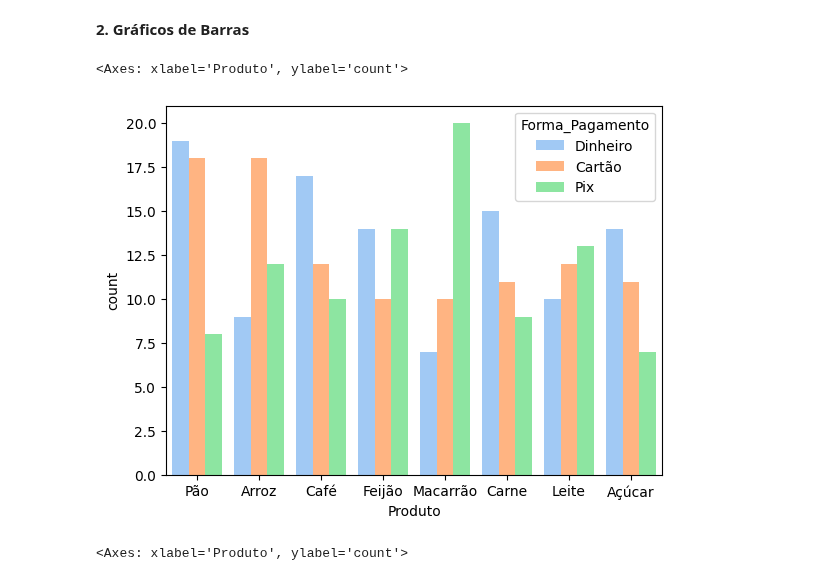
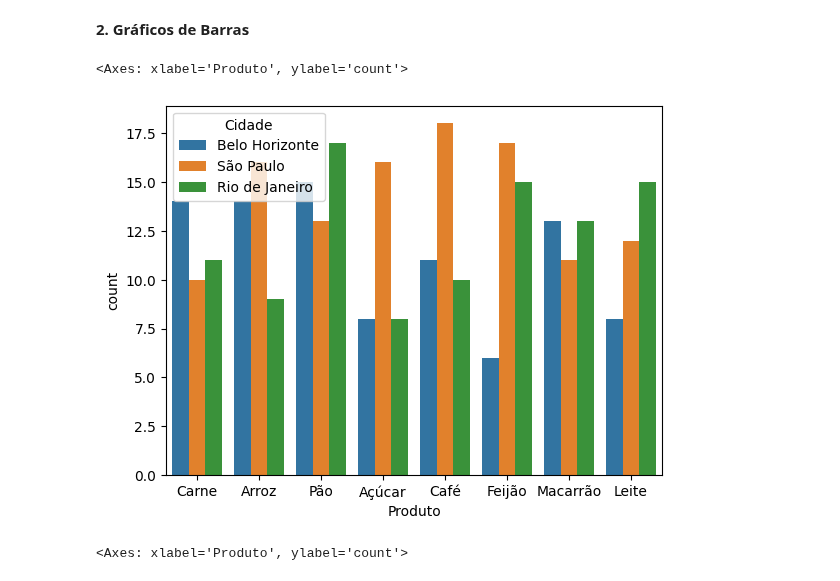
Before and after one commit to EduardaSantosDiniz/Atividade1-Java, a Jupyter notebook: PraticandoPythoni.ipynb, the cells around one changed output. Drawn from its saved outputs; the diff is of its cells as text; code cells hidden in the pictures.

```diff
--- a/PraticandoPythoni.ipynb
+++ b/PraticandoPythoni.ipynb
@@ -220,27 +220,13 @@ sns.scatterplot(x= df['Faturamento'], y= df['Avaliacao'])
 [figure]
 # %% [markdown]
 **2. Gráficos de Barras**
-# %%
-import seaborn as sns
-
-
-sns.countplot(data=df, x="Produto", hue="Forma_Pagamento", order=df["Produto"].value_counts().index, hue_order=df["Forma_Pagamento"].unique(),  # Ordem do hue
-    palette="pastel",                # Paleta de cores
-    saturation=200,                  # Intensidade da cor
-    dodge=True,                      # Separar barras por hue
-    width=0.8,                       # Largura das barras
-    orient="d",                      # Orientação vertical
-    fill=True,                       # Barras preenchidas
-    log_scale=False,                 # Sem escala logarítmica
-    native_scale=False,             # Usa escala ordinal
-    legend=True                      # Exibe legenda
-)
-
-
-#sns.countplot(data=df, x= "Produto", hue= "Forma_Pagamento")
-# %% [output]
-<Axes: xlabel='Produto', ylabel='count'>
-[figure, removed]
+# %%
+import seaborn as sns
+
+sns.countplot(data = df, x = 'Produto', hue = 'Cidade', dodge = True, log_scale = False)
+# %% [output]
+<Axes: xlabel='Produto', ylabel='count'>
+[figure, added]
 # %%
 sns.countplot(data=df, x= "Produto", hue= "Forma_Pagamento")
 # %% [output]
```
